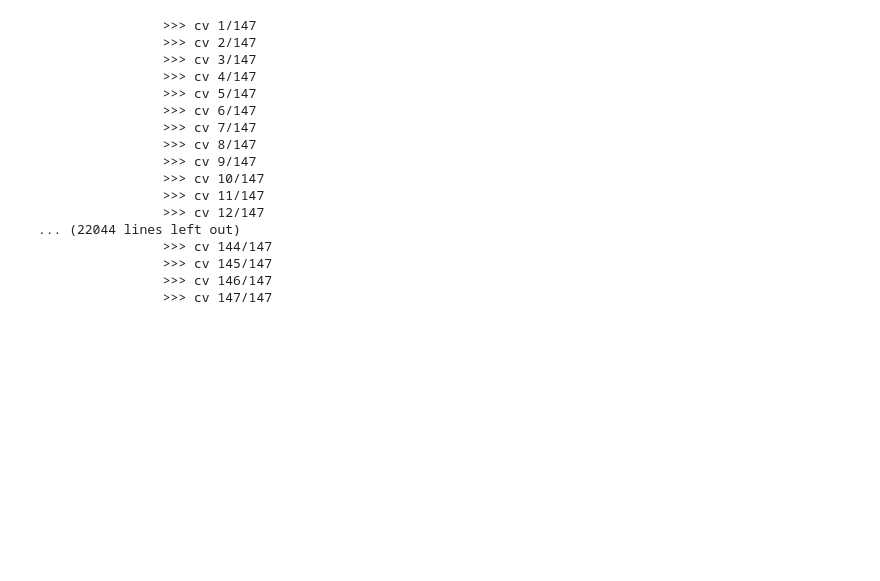
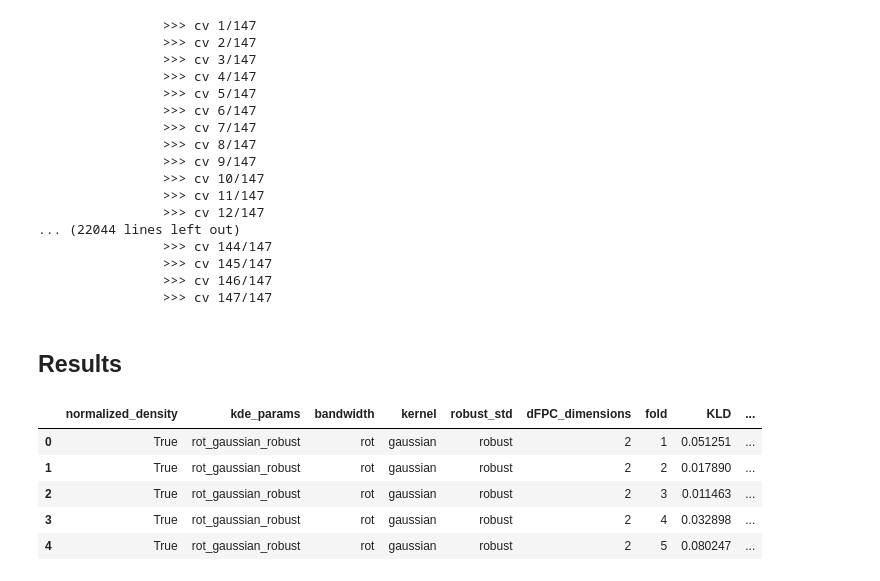
Before and after one commit to matheus-vizzotto/densities4risk, a Jupyter notebook: notebooks/13_cross_validation.ipynb, the cells around one changed output. Cells and saved outputs as stored; diff of their text form; code cells hidden in the pictures; blank space fills up the shorter version.

```diff
--- a/notebooks/13_cross_validation.ipynb
+++ b/notebooks/13_cross_validation.ipynb
@@ -338,0 +309,47 @@ results_df = pd.DataFrame(records)
+# %% [markdown]
+## Results
+# %%
+results_df = pd.read_json("../data/interim/cv/20260225/cv_32.json")
+# %%
+# Rename variables and treat fields
+bandwidth_map = {
+    # ROT Methods (Method_Kernel_Extra)
+    'rot_gaussian_robust':      'rot_gaussian_robust',
+    'rot_gaussian':             'rot_gaussian',
+    'rot_epanechnikov_robust':  'rot_epanechnikov_robust',
+    'rot_epanechnikov':         'rot_epanechnikov',
+
+    # Cross Validate Methods (Underscores removed from method name)
+    'cross_validate_bandwidth_gaussian':     'cross-validation_gaussian',
+    'cross_validate_bandwidth_tstudent_df2': 'cross-validation_t-student | df=2',
+    'cross_validate_bandwidth_tstudent_df3': 'cross-validation_t-student | df=3',
+    'cross_validate_bandwidth_tstudent_df4': 'cross-validation_t-student | df=4',
+    'cross_validate_bandwidth_tstudent_df5': 'cross-validation_t-student | df=5',
+
+    # Adaptive Methods (Underscores removed from method name)
+    'adaptive_bandwidth_gaussian':     'adaptive_gaussian',
+    'adaptive_bandwidth_epanechnikov': 'adaptive_epanechnikov',
+    'adaptive_bandwidth_tstudent_df2': 'adaptive_t-student | df=2',
+    'adaptive_bandwidth_tstudent_df3': 'adaptive_t-student | df=3',
+    'adaptive_bandwidth_tstudent_df4': 'adaptive_t-student | df=4',
+    'adaptive_bandwidth_tstudent_df5': 'adaptive_t-student | df=5'
+}
+
+results_df["kde_params"] = results_df["kde_params"].replace(bandwidth_map)
+
+detail = results_df.kde_params.str.split("_", expand=True)
+
+results_df[["bandwidth", "kernel", "robust_std"]] = detail
+results_df["robust_std"] = results_df["robust_std"].fillna('False')
+
+results_df = results_df[['normalized_density', 'kde_params', 'bandwidth', 'kernel', 'robust_std', 'dFPC_dimensions', 'fold', 'KLD', 'JSD',
+       'L_1', 'L_2', 'L_INFTY', ]]
+
+results_df.head()
+# %% [output]
+|  | normalized_density | kde_params | bandwidth | kernel | robust_std | dFPC_dimensions | fold | KLD | ... |
+| 0 | True | rot_gaussian_robust | rot | gaussian | robust | 2 | 1 | 0.051251 | ... |
+| 1 | True | rot_gaussian_robust | rot | gaussian | robust | 2 | 2 | 0.017890 | ... |
+| 2 | True | rot_gaussian_robust | rot | gaussian | robust | 2 | 3 | 0.011463 | ... |
+| 3 | True | rot_gaussian_robust | rot | gaussian | robust | 2 | 4 | 0.032898 | ... |
+| 4 | True | rot_gaussian_robust | rot | gaussian | robust | 2 | 5 | 0.080247 | ... |
```
Also changed, not shown: parts of 12 cells of this notebook, 7 other files.
